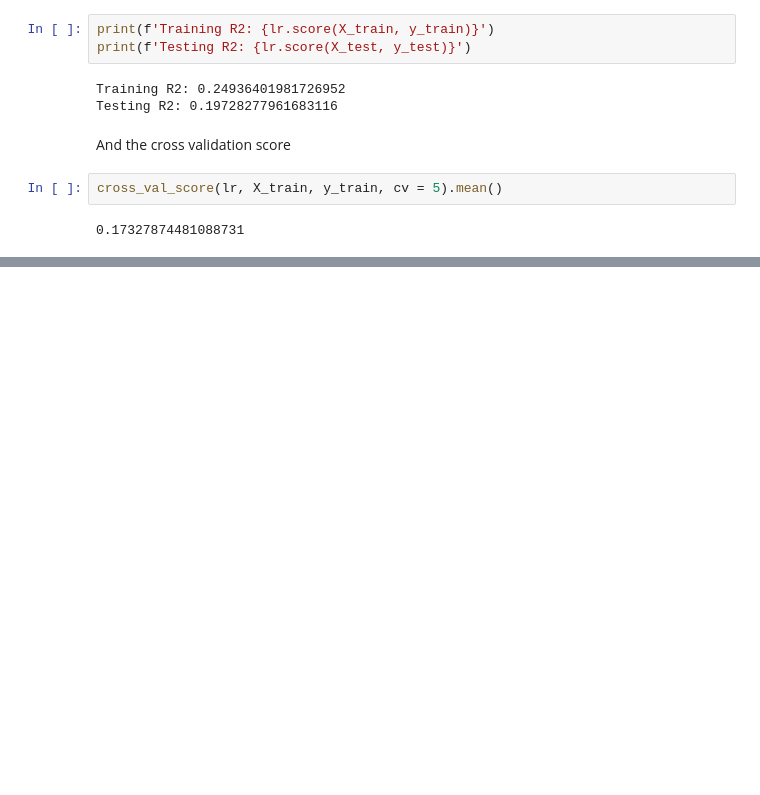
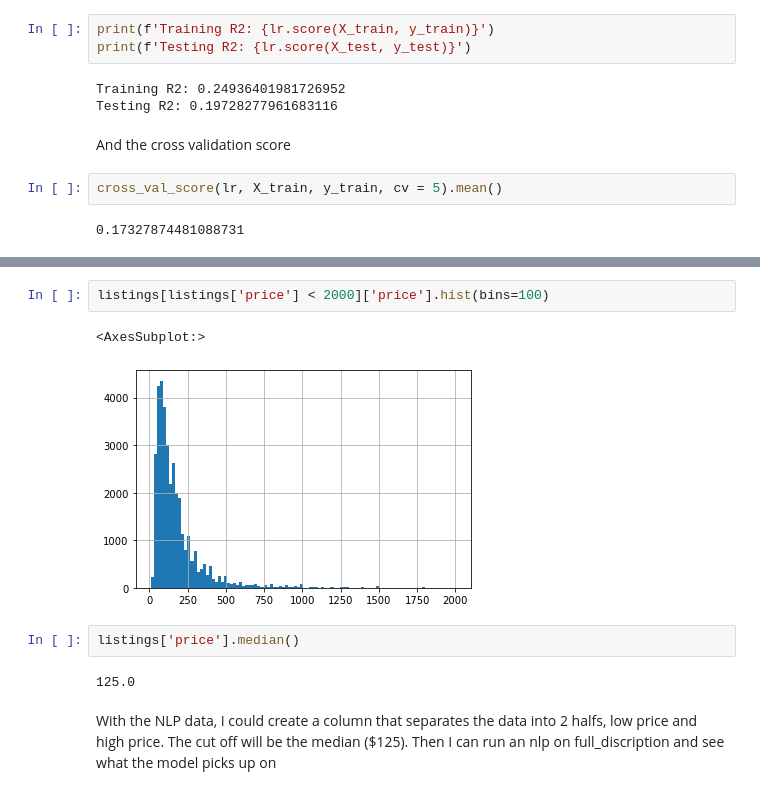
Before and after one commit to matthew-edelmann/capstone_, a Jupyter notebook: new_york_airbnb.ipynb, the cells around one changed output, grey strips where cells are left out. Cells and saved outputs as stored; diff of their text form; blank space fills up the shorter version.

```diff
--- a/new_york_airbnb.ipynb
+++ b/new_york_airbnb.ipynb
@@ -752,0 +791,11 @@ This is the best linear regression model I could come up with. As we see it isn'
+# %%
+listings[listings['price'] < 2000]['price'].hist(bins=100)
+# %% [output]
+<AxesSubplot:>
+[figure, added]
+# %%
+listings['price'].median()
+# %% [output]
+125.0
+# %% [markdown]
+With the NLP data, I could create a column that separates the data into 2 halfs, low price and high price. The cut off will be the median ($125). Then I can run an nlp on full_discription and see what the model picks up on
```
Also changed, not shown: parts of 74 cells of this notebook.
